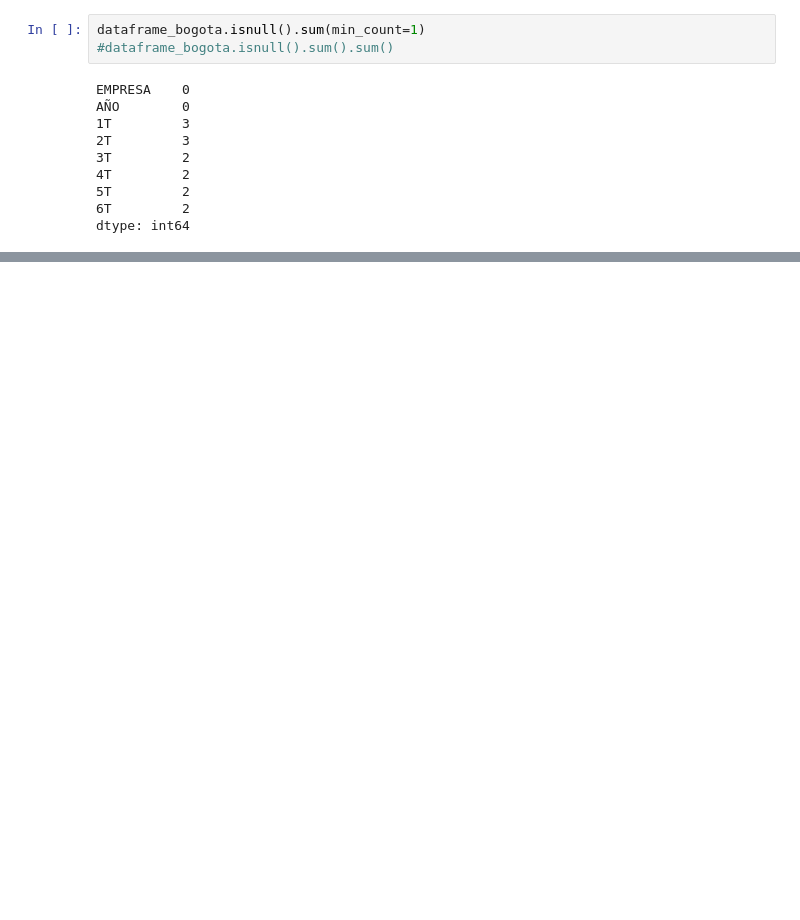
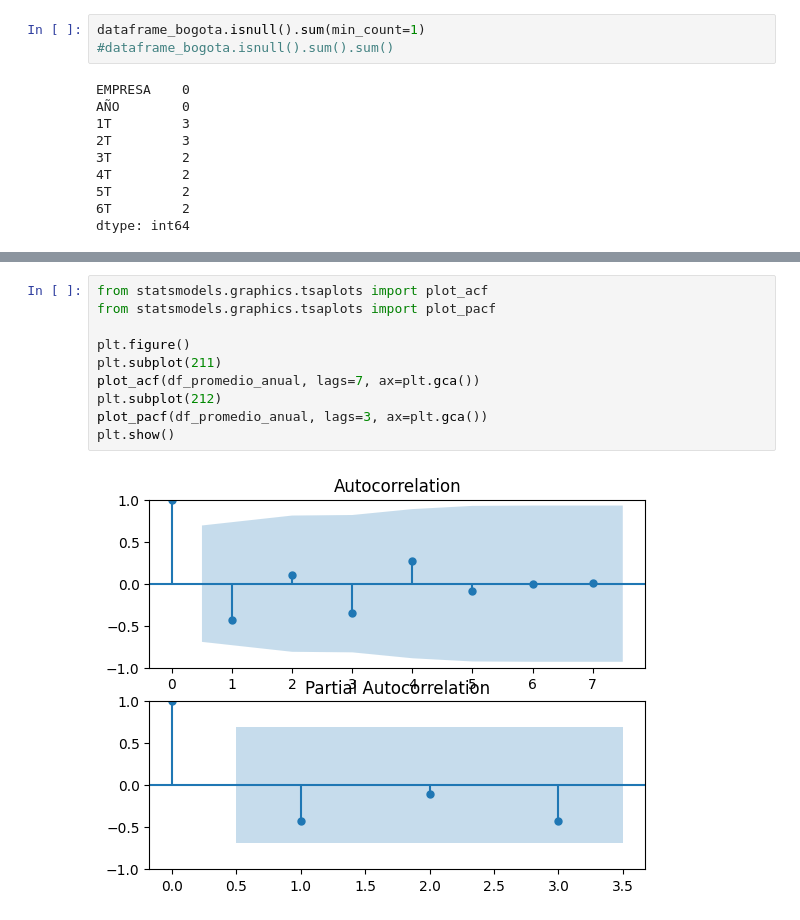
Before and after one commit to 1012357482/ConsumoAguaSeriesTemporales, a Jupyter notebook: ConsumoAguaSeriesTemporales.ipynb, the cells around one changed output, grey strips where cells are left out. Saved outputs shown, nothing was run; the diff lists cells and outputs as text; blank space fills up the shorter version.

```diff
--- a/ConsumoAguaSeriesTemporales.ipynb
+++ b/ConsumoAguaSeriesTemporales.ipynb
@@ -404,0 +505,12 @@ df_bogota
+# %%
+from statsmodels.graphics.tsaplots import plot_acf
+from statsmodels.graphics.tsaplots import plot_pacf
+
+plt.figure()
+plt.subplot(211)
+plot_acf(df_promedio_anual, lags=7, ax=plt.gca())
+plt.subplot(212)
+plot_pacf(df_promedio_anual, lags=3, ax=plt.gca())
+plt.show()
+# %% [output]
+[figure, added]
```
Also changed, not shown: parts of 66 cells of this notebook.
